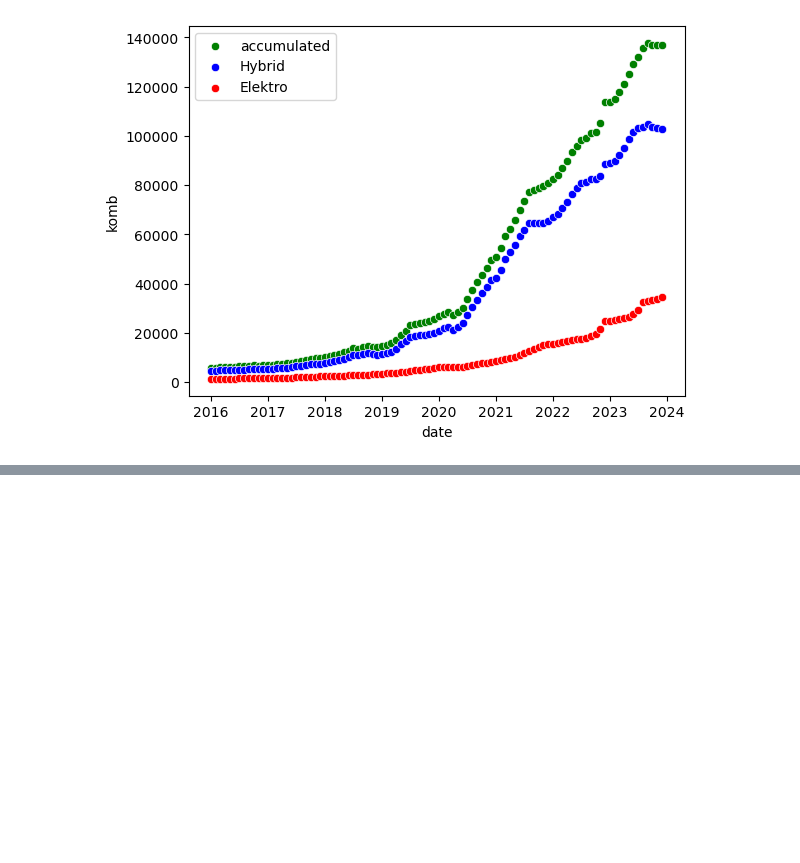
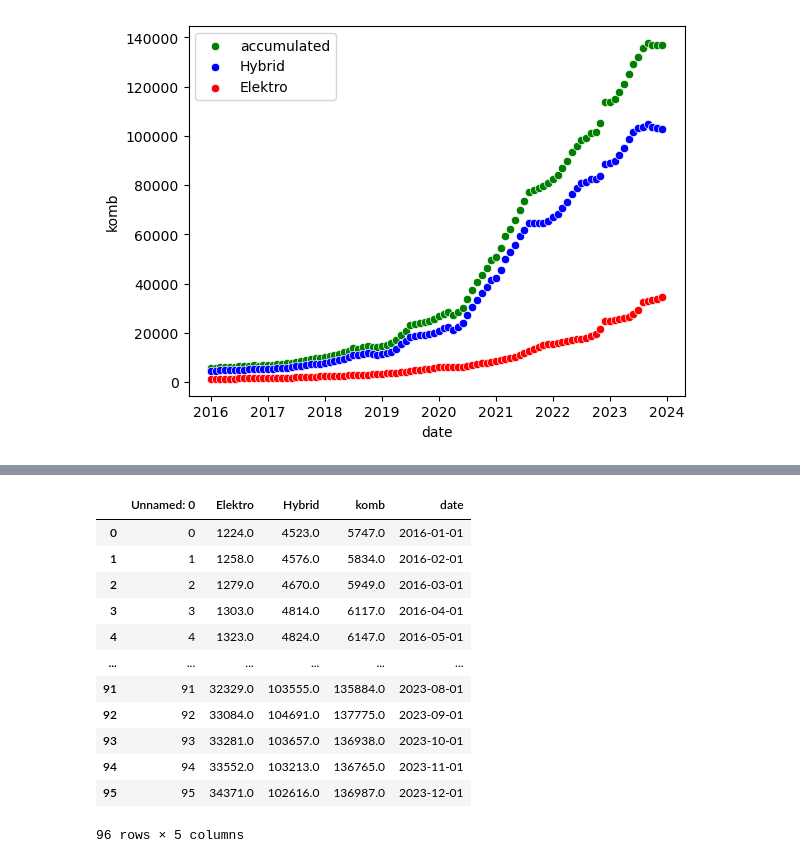
Before and after one commit to Kuroneko369/Muc_electro_vehicles, a Jupyter notebook: notebooks/filtered_data.ipynb, the cells around one changed output, grey strips where cells are left out. Cells and saved outputs as stored; diff of their text form; code cells hidden in the pictures; blank space fills up the shorter version.

```diff
--- a/notebooks/filtered_data.ipynb
+++ b/notebooks/filtered_data.ipynb
@@ -35,0 +55,16 @@ df_ekfz.to_csv("df_ekfz.csv")
+# %%
+df_ekfz
+# %% [output]
+|  | Unnamed: 0 | Elektro | Hybrid | komb | date |
+| 0 | 0 | 1224.0 | 4523.0 | 5747.0 | 2016-01-01 |
+| 1 | 1 | 1258.0 | 4576.0 | 5834.0 | 2016-02-01 |
+| 2 | 2 | 1279.0 | 4670.0 | 5949.0 | 2016-03-01 |
+| 3 | 3 | 1303.0 | 4814.0 | 6117.0 | 2016-04-01 |
+| 4 | 4 | 1323.0 | 4824.0 | 6147.0 | 2016-05-01 |
+| ... | ... | ... | ... | ... | ... |
+| 91 | 91 | 32329.0 | 103555.0 | 135884.0 | 2023-08-01 |
+| 92 | 92 | 33084.0 | 104691.0 | 137775.0 | 2023-09-01 |
+| 93 | 93 | 33281.0 | 103657.0 | 136938.0 | 2023-10-01 |
+| 94 | 94 | 33552.0 | 103213.0 | 136765.0 | 2023-11-01 |
+| 95 | 95 | 34371.0 | 102616.0 | 136987.0 | 2023-12-01 |
+96 rows × 5 columns
```
Also changed, not shown: parts of 4 cells of this notebook, 1 other file.
